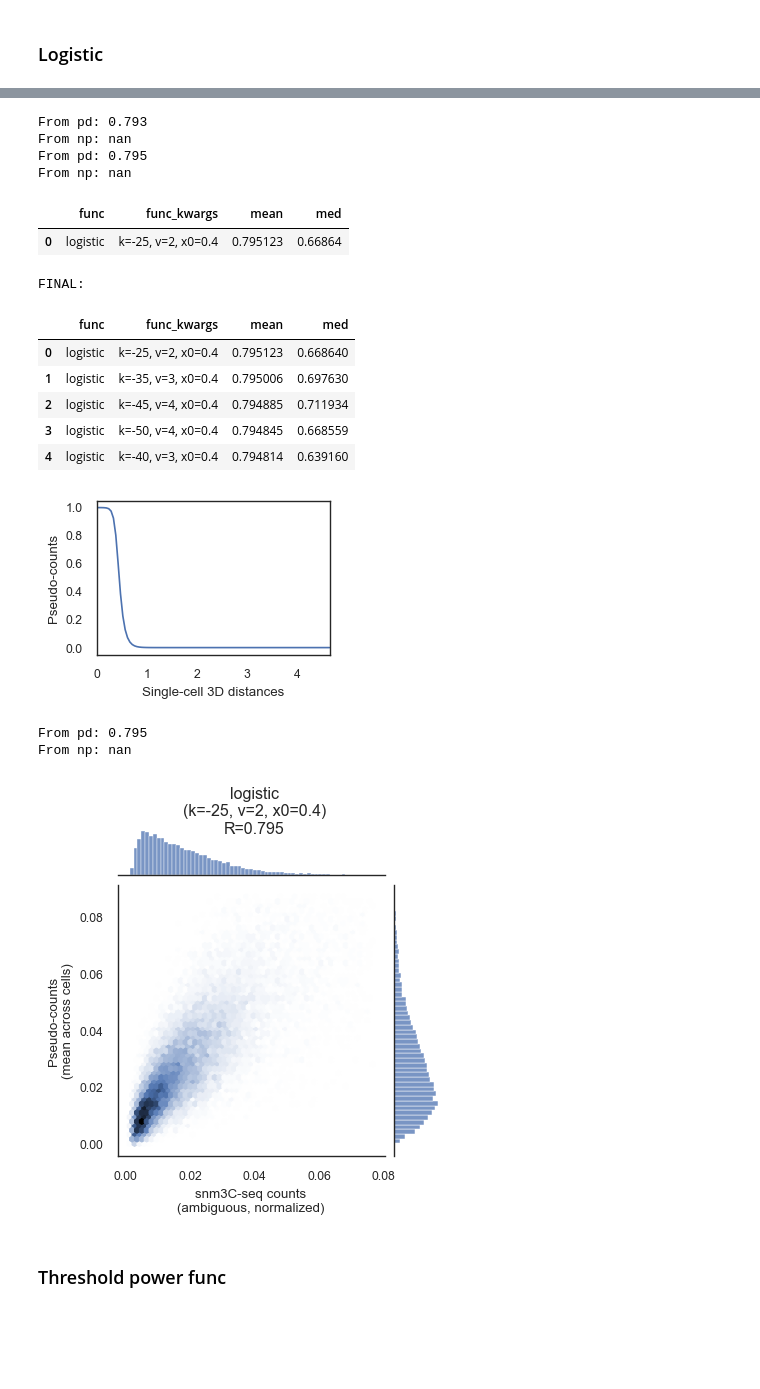
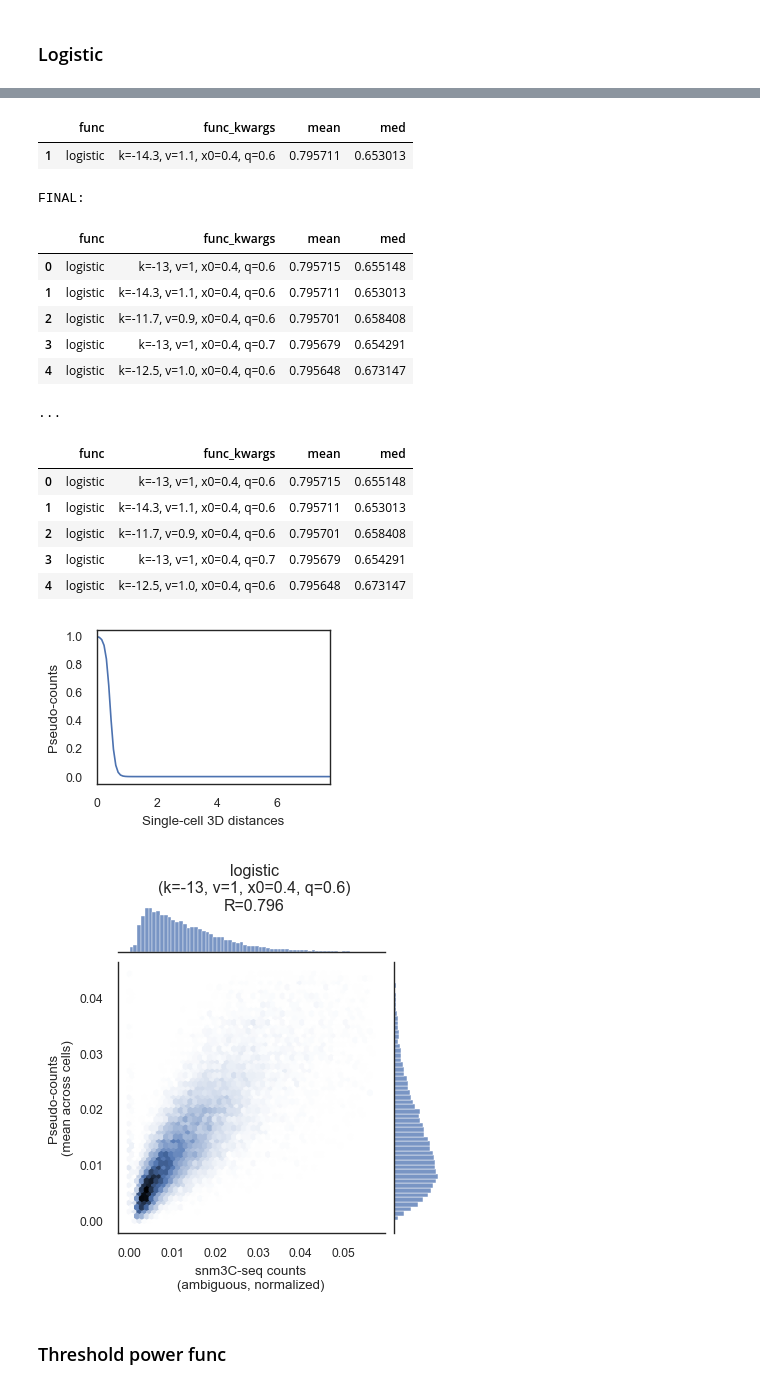
Before and after one commit to gesinecauer/Chromatin_Analysis_MOp, a Jupyter notebook: jupyter/snm3C-seq.ipynb, the cells around one changed output, grey strips where cells are left out. Drawn from its saved outputs; the diff is of its cells as text; code cells hidden in the pictures; blank space fills up the shorter version.

Commit message:
prep for inferring logistic params

```diff
--- a/jupyter/snm3C-seq.ipynb
+++ b/jupyter/snm3C-seq.ipynb
@@ -161,3 +161,6 @@ sc_dis_diffH = pd.read_csv(
     sc_dis_diffH_file, sep='\t', header=None, index_col=0,
     converters={0: ast.literal_eval})
 sc_dis_diffH.index.name = None
+
+sc_dis = pd.concat([sc_dis, sc_dis_diffH])
+sc_dis_diffH = None
@@ -234,5 +219,6 @@ matrix_df['j.idx_clr'] = lengths_df.loc[matrix_df['j.idx_ambig'], 'idx_clr'].val
 
 mask = matrix_df['i.idx_clr'].notnull() & matrix_df['j.idx_clr'].notnull()
 matrix_df.loc[mask, 'snm3c'] = snm3c[matrix_df.loc[mask, 'i.idx_clr'].astype(int), matrix_df.loc[mask, 'j.idx_clr'].astype(int)]
+matrix_df.loc[matrix_df['i.idx_ambig'] == matrix_df['j.idx_ambig'], 'snm3c'] = np.nan
 
 matrix_df = matrix_df.loc[matrix_df.index.isin(sc_dis.index)]
@@ -252,6 +318,7 @@ np.True_
 # %% [markdown]
 ## Compare
 # %%
+results_df = None
 results = []
 if os.path.exists('pseudocounts_vs_snm3c.tsv'):
     results_df = pd.read_csv('pseudocounts_vs_snm3c.tsv', sep='\t')
@@ -258,0 +382,18 @@ if os.path.exists('pseudocounts_vs_snm3c.tsv'):
+# %%
+# results_df_intraM = results_df.copy()
+
+func = 'logistic'
+
+filtered_for_func = results_df_intraM[(results_df_intraM.func == func)]
+display(filtered_for_func)
+
+for i in filtered_for_func.index.values[40:]:
+
+    print(f'{i}')
+    results.append(plot_best_result(matrix_df, sc_dis=sc_dis, results_df=results_df_intraM.loc[i].to_frame().T.reset_index(drop=True), plot=False)[0])
+    results_df = pd.DataFrame(results).drop_duplicates().sort_values('mean', ascending=False).reset_index(drop=True)
+    results_df.to_csv('pseudocounts_vs_snm3c.tsv', sep='\t', index=False)
+    # display(results_df.head(1))
+
+print('\nFINAL:')
+display(results_df.head())
@@ -262,20 +440,26 @@ if os.path.exists('pseudocounts_vs_snm3c.tsv'):
 display(results_df.head(1).rename({0: f"BEST"}))
 print()
 
-for k in [-25]:
-    for v in [2]:
-        for x0 in [0.35, 0.45]:
-            results.append(assess_pseudocounts(matrix_df, sc_dis, transfer_func=logistic, transfer_func_kwargs=dict(k=k, v=v, x0=x0))[0])
+for v in [1]:
+    for k in [round(-13 * v, 2)]:
+        for x0 in [0.4]:
+            for q in [0.6]:
+                results.append(assess_pseudocounts(matrix_df, sc_dis, transfer_func=logistic, transfer_func_kwargs=dict(k=k, v=v, x0=x0, q=q))[0])
     results_df = pd.DataFrame(results).drop_duplicates().sort_values('mean', ascending=False).reset_index(drop=True)
-    results_df.to_csv('pseudocounts_vs_snm3c.tsv', sep='\t')
+    results_df.to_csv('pseudocounts_vs_snm3c.tsv', sep='\t', index=False)
     display(results_df[results_df.func_kwargs.str.contains(f'{k=},')].head(1))
 
 results_df = pd.DataFrame(results).drop_duplicates().sort_values('mean', ascending=False).reset_index(drop=True)
-results_df.to_csv('pseudocounts_vs_snm3c.tsv', sep='\t')
+results_df.to_csv('pseudocounts_vs_snm3c.tsv', sep='\t', index=False)
 print('\nFINAL:')
 display(results_df.head())
 
+
+print('\n...')
+display(results_df[results_df.func_kwargs.str.contains('q=') | (results_df.func_kwargs == 'k=-25, v=2, x0=0.4')].head())
+
+
 plot_best_func(results_df, sc_dis)
-plot_best_result(matrix_df, sc_dis=sc_dis, results_df=results_df)
+_ = plot_best_result(matrix_df, sc_dis=sc_dis, results_df=results_df)
 # %% [output]
 |  | func | func_kwargs | mean | med |
@@ -283,20 +469,21 @@ plot_best_result(matrix_df, sc_dis=sc_dis, results_df=results_df)
+|  | func | func_kwargs | mean | med |
+| 1 | logistic | k=-14.3, v=1.1, x0=0.4, q=0.6 | 0.795711 | 0.653013 |
-From pd: 0.793
-From np: nan
-From pd: 0.795
-From np: nan
+FINAL:
-|  | func | func_kwargs | mean | med |
-| 0 | logistic | k=-25, v=2, x0=0.4 | 0.795123 | 0.66864 |
+|  | func | func_kwargs | mean | med |
+| 0 | logistic | k=-13, v=1, x0=0.4, q=0.6 | 0.795715 | 0.655148 |
+| 1 | logistic | k=-14.3, v=1.1, x0=0.4, q=0.6 | 0.795711 | 0.653013 |
+| 2 | logistic | k=-11.7, v=0.9, x0=0.4, q=0.6 | 0.795701 | 0.658408 |
+| 3 | logistic | k=-13, v=1, x0=0.4, q=0.7 | 0.795679 | 0.654291 |
+| 4 | logistic | k=-12.5, v=1.0, x0=0.4, q=0.6 | 0.795648 | 0.673147 |
-FINAL:
+...
-|  | func | func_kwargs | mean | med |
-| 0 | logistic | k=-25, v=2, x0=0.4 | 0.795123 | 0.668640 |
-| 1 | logistic | k=-35, v=3, x0=0.4 | 0.795006 | 0.697630 |
-| 2 | logistic | k=-45, v=4, x0=0.4 | 0.794885 | 0.711934 |
-| 3 | logistic | k=-50, v=4, x0=0.4 | 0.794845 | 0.668559 |
-| 4 | logistic | k=-40, v=3, x0=0.4 | 0.794814 | 0.639160 |
+|  | func | func_kwargs | mean | med |
+| 0 | logistic | k=-13, v=1, x0=0.4, q=0.6 | 0.795715 | 0.655148 |
+| 1 | logistic | k=-14.3, v=1.1, x0=0.4, q=0.6 | 0.795711 | 0.653013 |
+| 2 | logistic | k=-11.7, v=0.9, x0=0.4, q=0.6 | 0.795701 | 0.658408 |
+| 3 | logistic | k=-13, v=1, x0=0.4, q=0.7 | 0.795679 | 0.654291 |
+| 4 | logistic | k=-12.5, v=1.0, x0=0.4, q=0.6 | 0.795648 | 0.673147 |
-[figure, old version]
+[figure, new version]
-From pd: 0.795
-From np: nan
-[figure, old version]
+[figure, new version]
 # %% [markdown]
 ### Threshold power func
 # %%
```
Also changed, not shown: parts of 27 cells of this notebook.
